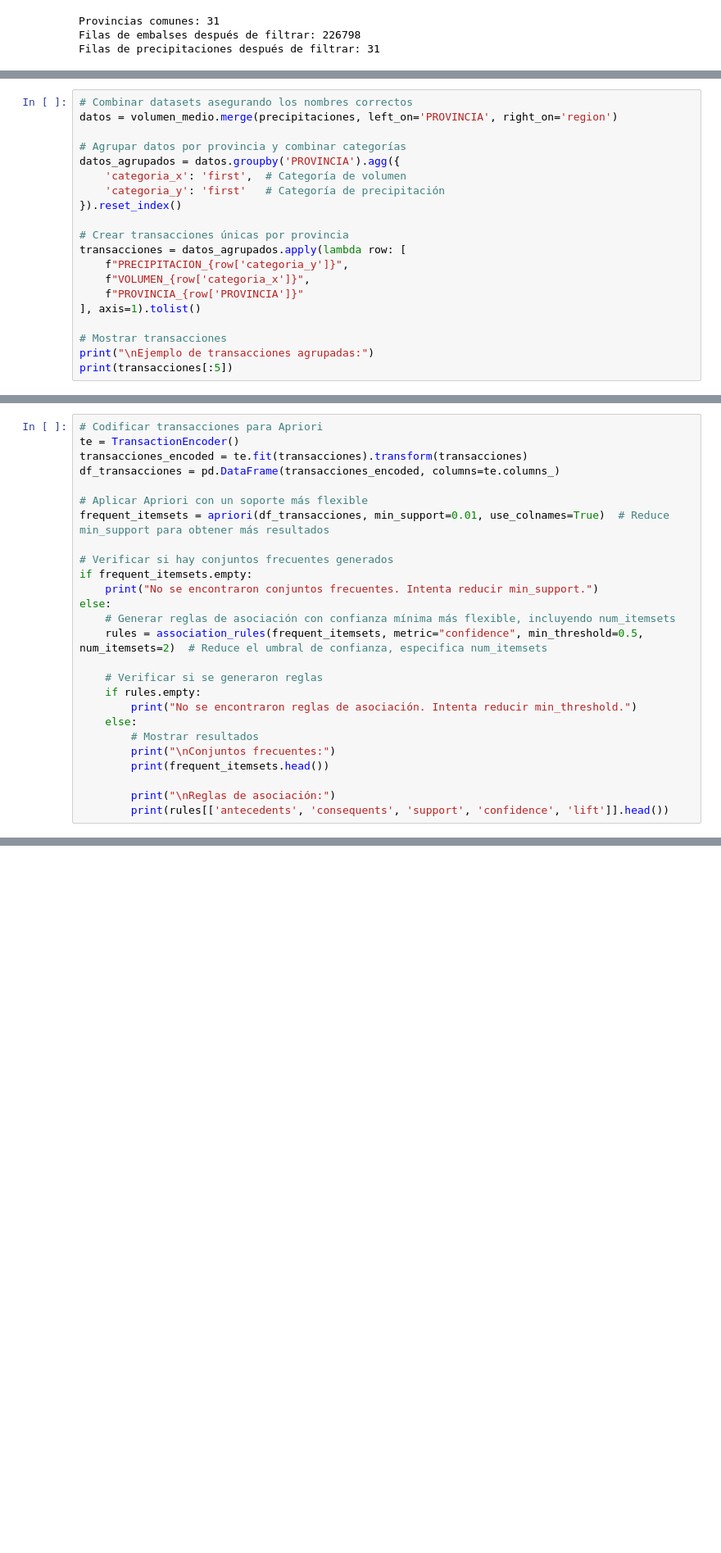
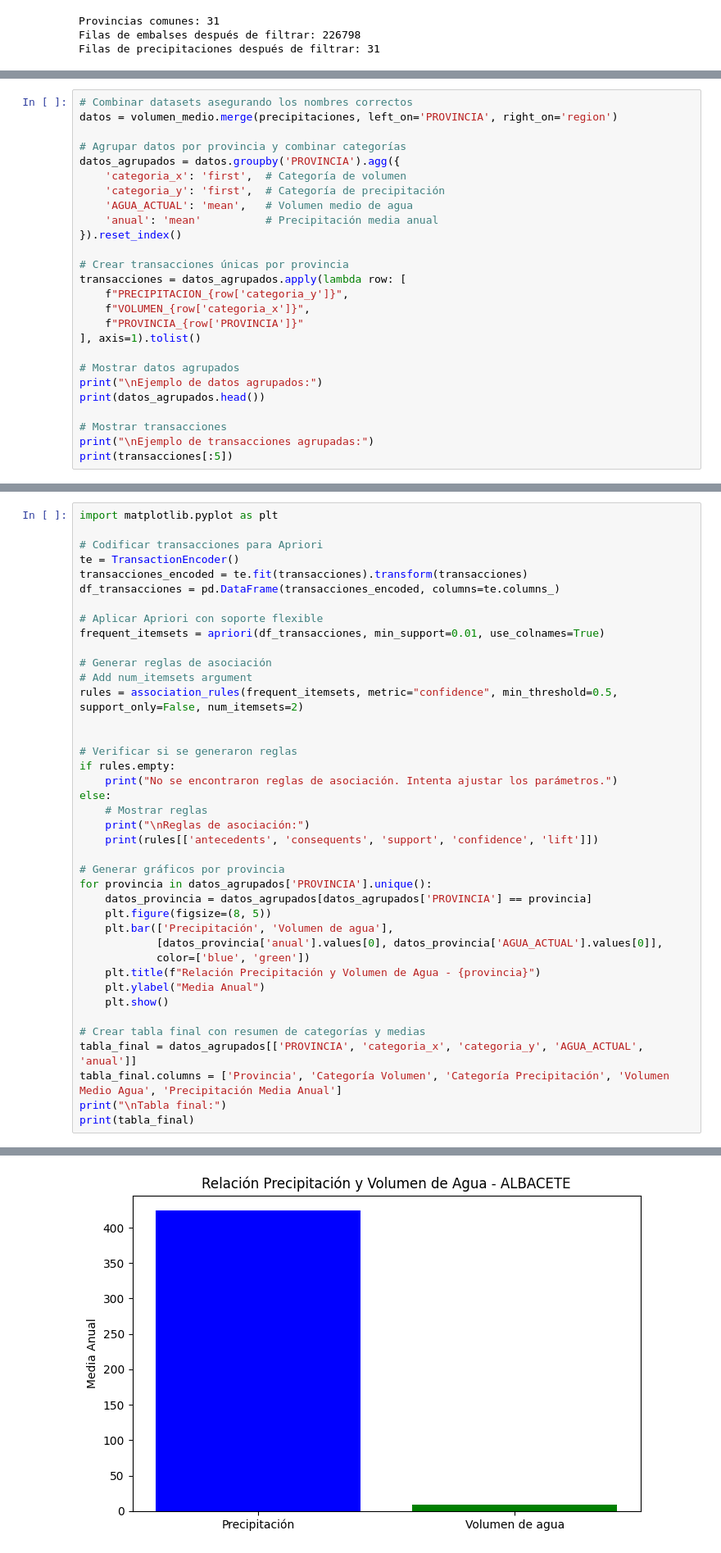
Before and after one commit to ArturoReal/Stylowear, a Jupyter notebook: Análisis_del_estado_y_evolución_de_los_embalses_de_agua_nacionales.ipynb, the cells around one changed output, grey strips where cells are left out. Shown at 82% size. Cells and saved outputs as stored; diff of their text form; blank space fills up the shorter version.

```diff
--- a/Análisis_del_estado_y_evolución_de_los_embalses_de_agua_nacionales.ipynb
+++ b/Análisis_del_estado_y_evolución_de_los_embalses_de_agua_nacionales.ipynb
@@ -1180,7 +1180,9 @@ datos = volumen_medio.merge(precipitaciones, left_on='PROVINCIA', right_on='regi
 # Agrupar datos por provincia y combinar categorías
 datos_agrupados = datos.groupby('PROVINCIA').agg({
     'categoria_x': 'first',  # Categoría de volumen
-    'categoria_y': 'first'   # Categoría de precipitación
+    'categoria_y': 'first',  # Categoría de precipitación
+    'AGUA_ACTUAL': 'mean',   # Volumen medio de agua
+    'anual': 'mean'          # Precipitación media anual
 }).reset_index()
 
 # Crear transacciones únicas por provincia
@@ -1190,6 +1192,10 @@ transacciones = datos_agrupados.apply(lambda row: [
     f"PROVINCIA_{row['PROVINCIA']}"
 ], axis=1).tolist()
 
+# Mostrar datos agrupados
+print("\nEjemplo de datos agrupados:")
+print(datos_agrupados.head())
+
 # Mostrar transacciones
 print("\nEjemplo de transacciones agrupadas:")
 print(transacciones[:5])
@@ -1223,27 +1248,41 @@ Requirement already satisfied: six>=1.5 in /usr/local/lib/python3.11/dist-packag
 # %%
+import matplotlib.pyplot as plt
+
 # Codificar transacciones para Apriori
 te = TransactionEncoder()
 transacciones_encoded = te.fit(transacciones).transform(transacciones)
 df_transacciones = pd.DataFrame(transacciones_encoded, columns=te.columns_)
 
-# Aplicar Apriori con un soporte más flexible
-frequent_itemsets = apriori(df_transacciones, min_support=0.01, use_colnames=True)  # Reduce min_support para obtener más resultados
+# Aplicar Apriori con soporte flexible
+frequent_itemsets = apriori(df_transacciones, min_support=0.01, use_colnames=True)
 
-# Verificar si hay conjuntos frecuentes generados
-if frequent_itemsets.empty:
-    print("No se encontraron conjuntos frecuentes. Intenta reducir min_support.")
+# Generar reglas de asociación
+# Add num_itemsets argument
+rules = association_rules(frequent_itemsets, metric="confidence", min_threshold=0.5, support_only=False, num_itemsets=2)
+
+
+# Verificar si se generaron reglas
+if rules.empty:
+    print("No se encontraron reglas de asociación. Intenta ajustar los parámetros.")
 else:
-    # Generar reglas de asociación con confianza mínima más flexible, incluyendo num_itemsets
-    rules = association_rules(frequent_itemsets, metric="confidence", min_threshold=0.5, num_itemsets=2)  # Reduce el umbral de confianza, especifica num_itemsets
+    # Mostrar reglas
+    print("\nReglas de asociación:")
+    print(rules[['antecedents', 'consequents', 'support', 'confidence', 'lift']])
 
-    # Verificar si se generaron reglas
-    if rules.empty:
-        print("No se encontraron reglas de asociación. Intenta reducir min_threshold.")
-    else:
-        # Mostrar resultados
-        print("\nConjuntos frecuentes:")
-        print(frequent_itemsets.head())
+# Generar gráficos por provincia
+for provincia in datos_agrupados['PROVINCIA'].unique():
+    datos_provincia = datos_agrupados[datos_agrupados['PROVINCIA'] == provincia]
+    plt.figure(figsize=(8, 5))
+    plt.bar(['Precipitación', 'Volumen de agua'],
+            [datos_provincia['anual'].values[0], datos_provincia['AGUA_ACTUAL'].values[0]],
+            color=['blue', 'green'])
+    plt.title(f"Relación Precipitación y Volumen de Agua - {provincia}")
+    plt.ylabel("Media Anual")
+    plt.show()
 
-        print("\nReglas de asociación:")
-        print(rules[['antecedents', 'consequents', 'support', 'confidence', 'lift']].head())
+# Crear tabla final con resumen de categorías y medias
+tabla_final = datos_agrupados[['PROVINCIA', 'categoria_x', 'categoria_y', 'AGUA_ACTUAL', 'anual']]
+tabla_final.columns = ['Provincia', 'Categoría Volumen', 'Categoría Precipitación', 'Volumen Medio Agua', 'Precipitación Media Anual']
+print("\nTabla final:")
+print(tabla_final)
 # %% [output]
@@ -1264,0 +1306 @@ Reglas de asociación:
+[figure, added]
```
Also changed, not shown: parts of 6 cells of this notebook.
